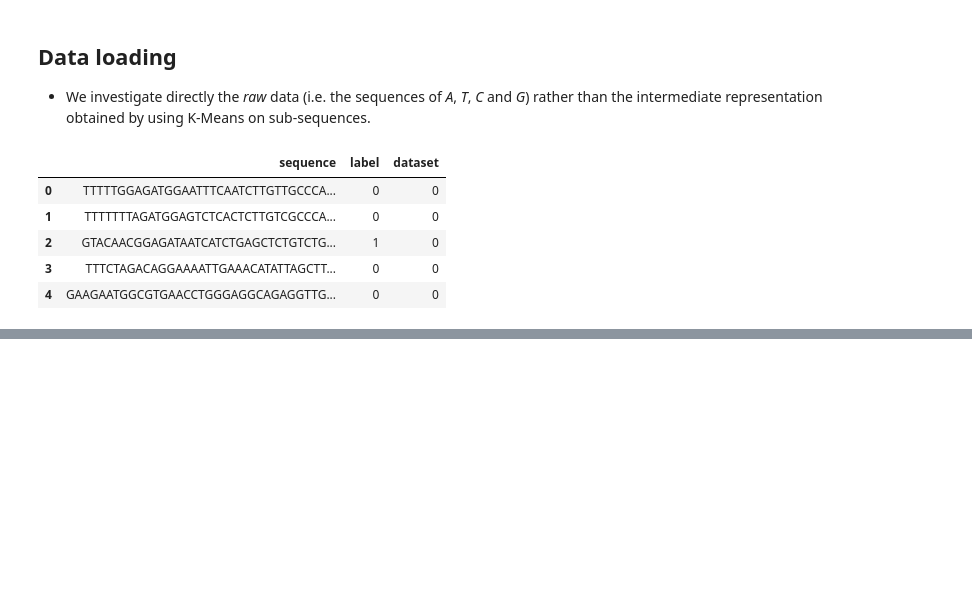
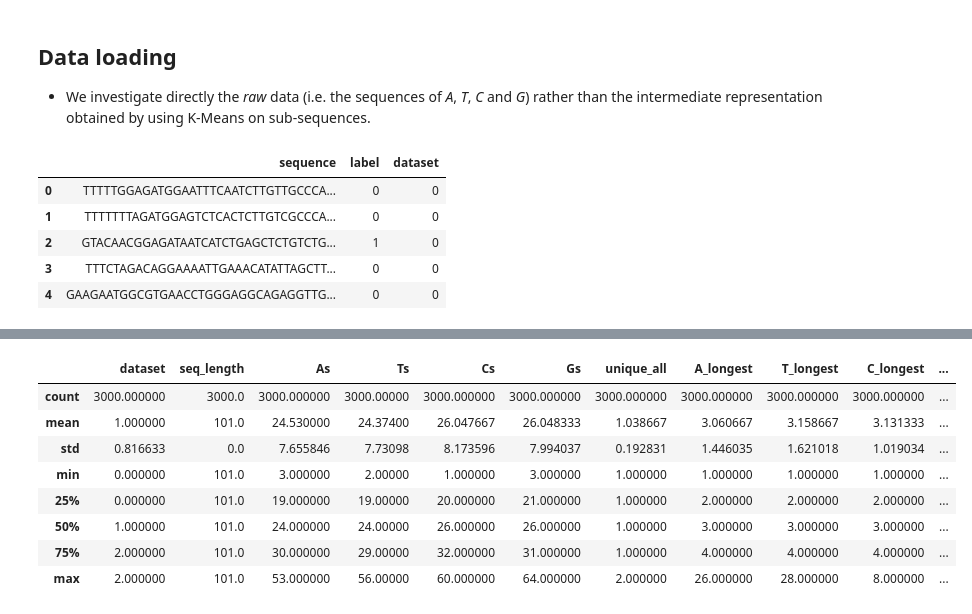
Before and after one commit to azouaoui-cv/KMML_challenge, a Jupyter notebook: Data_Exploration.ipynb, the cells around one changed output, grey strips where cells are left out. Cells and saved outputs as stored; diff of their text form; code cells hidden in the pictures; blank space fills up the shorter version.

```diff
--- a/Data_Exploration.ipynb
+++ b/Data_Exploration.ipynb
@@ -200,0 +249,13 @@ train_df.describe()
+# %%
+test_stats_df = compute_stats(test_df, test=True)
+test_stats_df.describe()
+# %% [output]
+|  | dataset | seq_length | As | Ts | Cs | Gs | unique_all | A_longest | T_longest | C_longest | ... |
+| count | 3000.000000 | 3000.0 | 3000.000000 | 3000.00000 | 3000.000000 | 3000.000000 | 3000.000000 | 3000.000000 | 3000.000000 | 3000.000000 | ... |
+| mean | 1.000000 | 101.0 | 24.530000 | 24.37400 | 26.047667 | 26.048333 | 1.038667 | 3.060667 | 3.158667 | 3.131333 | ... |
+| std | 0.816633 | 0.0 | 7.655846 | 7.73098 | 8.173596 | 7.994037 | 0.192831 | 1.446035 | 1.621018 | 1.019034 | ... |
+| min | 0.000000 | 101.0 | 3.000000 | 2.00000 | 1.000000 | 3.000000 | 1.000000 | 1.000000 | 1.000000 | 1.000000 | ... |
+| 25% | 0.000000 | 101.0 | 19.000000 | 19.00000 | 20.000000 | 21.000000 | 1.000000 | 2.000000 | 2.000000 | 2.000000 | ... |
+| 50% | 1.000000 | 101.0 | 24.000000 | 24.00000 | 26.000000 | 26.000000 | 1.000000 | 3.000000 | 3.000000 | 3.000000 | ... |
+| 75% | 2.000000 | 101.0 | 30.000000 | 29.00000 | 32.000000 | 31.000000 | 1.000000 | 4.000000 | 4.000000 | 4.000000 | ... |
+| max | 2.000000 | 101.0 | 53.000000 | 56.00000 | 60.000000 | 64.000000 | 2.000000 | 26.000000 | 28.000000 | 8.000000 | ... |
```
Also changed, not shown: parts of 9 cells of this notebook.
